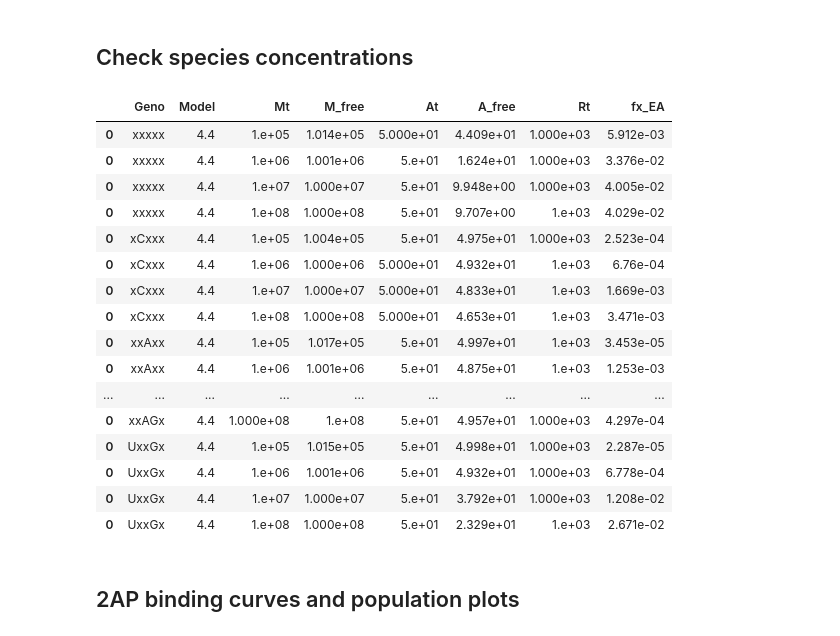
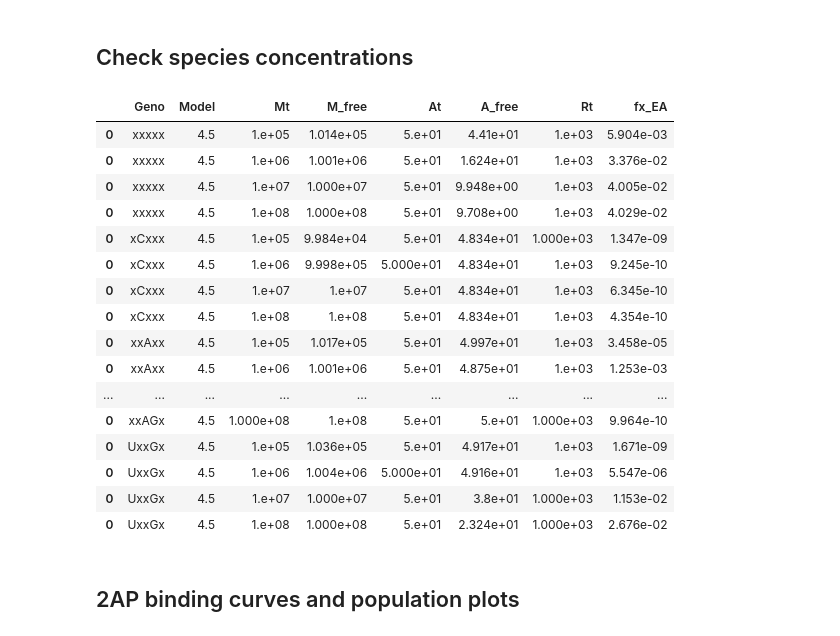
Before and after one commit to harmslab/riboswitch-epistasis, a Jupyter notebook: analysis/riboswitch-epistasis-logk.ipynb, the cells around one changed output. Cells and saved outputs as stored; diff of their text form; code cells hidden in the pictures.

```diff
--- a/analysis/riboswitch-epistasis-logk.ipynb
+++ b/analysis/riboswitch-epistasis-logk.ipynb
@@ -249,14 +229,10 @@ calc_aic()
 # %% [markdown]
 ## Check species concentrations
 # %%
-def conc_check(model="4.5",genos=GENOS):
+def conc_check(genos=GENOS,model="4.5"):
     '''
-    Generates DataFrame with species concentrations from ensemble model equilibrium constants
-    to check whether fits reproduce total Mg2+, 2AP, and RNA concentrations
-
-    Returns conc_check_df
-
-    estimate_list: list with genotypes and corresponding fitted parameters (generated by load_estimates)
+    Generates DataFrame with species concentrations based on a model's ML fit estimates
+    to check whether fits reproduce total Mg2+, 2AP, and RNA concentrations.
     '''
 
     conc_check_df = pd.DataFrame(columns=['Geno','Model','Mt','M_free','At','A_free','Rt','fx_EA'])
@@ -307,25 +283,25 @@ def conc_check(model="4.5",genos=GENOS):
     conc_check_df = pd.concat(conc_check_list)
     return conc_check_df
 # %%
-conc_check(model='4.4')
+conc_check(model='4.5')
 # %% [output]
 |  | Geno | Model | Mt | M_free | At | A_free | Rt | fx_EA |
-| 0 | xxxxx | 4.4 | 1.e+05 | 1.014e+05 | 5.000e+01 | 4.409e+01 | 1.000e+03 | 5.912e-03 |
-| 0 | xxxxx | 4.4 | 1.e+06 | 1.001e+06 | 5.e+01 | 1.624e+01 | 1.000e+03 | 3.376e-02 |
-| 0 | xxxxx | 4.4 | 1.e+07 | 1.000e+07 | 5.e+01 | 9.948e+00 | 1.000e+03 | 4.005e-02 |
-| 0 | xxxxx | 4.4 | 1.e+08 | 1.000e+08 | 5.e+01 | 9.707e+00 | 1.e+03 | 4.029e-02 |
-| 0 | xCxxx | 4.4 | 1.e+05 | 1.004e+05 | 5.e+01 | 4.975e+01 | 1.000e+03 | 2.523e-04 |
-| 0 | xCxxx | 4.4 | 1.e+06 | 1.000e+06 | 5.000e+01 | 4.932e+01 | 1.e+03 | 6.76e-04 |
-| 0 | xCxxx | 4.4 | 1.e+07 | 1.000e+07 | 5.000e+01 | 4.833e+01 | 1.e+03 | 1.669e-03 |
-| 0 | xCxxx | 4.4 | 1.e+08 | 1.000e+08 | 5.000e+01 | 4.653e+01 | 1.e+03 | 3.471e-03 |
-| 0 | xxAxx | 4.4 | 1.e+05 | 1.017e+05 | 5.e+01 | 4.997e+01 | 1.e+03 | 3.453e-05 |
-| 0 | xxAxx | 4.4 | 1.e+06 | 1.001e+06 | 5.e+01 | 4.875e+01 | 1.e+03 | 1.253e-03 |
+| 0 | xxxxx | 4.5 | 1.e+05 | 1.014e+05 | 5.e+01 | 4.41e+01 | 1.e+03 | 5.904e-03 |
+| 0 | xxxxx | 4.5 | 1.e+06 | 1.001e+06 | 5.e+01 | 1.624e+01 | 1.e+03 | 3.376e-02 |
+| 0 | xxxxx | 4.5 | 1.e+07 | 1.000e+07 | 5.e+01 | 9.948e+00 | 1.e+03 | 4.005e-02 |
+| 0 | xxxxx | 4.5 | 1.e+08 | 1.000e+08 | 5.e+01 | 9.708e+00 | 1.e+03 | 4.029e-02 |
+| 0 | xCxxx | 4.5 | 1.e+05 | 9.984e+04 | 5.e+01 | 4.834e+01 | 1.000e+03 | 1.347e-09 |
+| 0 | xCxxx | 4.5 | 1.e+06 | 9.998e+05 | 5.000e+01 | 4.834e+01 | 1.e+03 | 9.245e-10 |
+| 0 | xCxxx | 4.5 | 1.e+07 | 1.e+07 | 5.e+01 | 4.834e+01 | 1.e+03 | 6.345e-10 |
+| 0 | xCxxx | 4.5 | 1.e+08 | 1.e+08 | 5.e+01 | 4.834e+01 | 1.e+03 | 4.354e-10 |
+| 0 | xxAxx | 4.5 | 1.e+05 | 1.017e+05 | 5.e+01 | 4.997e+01 | 1.e+03 | 3.458e-05 |
+| 0 | xxAxx | 4.5 | 1.e+06 | 1.001e+06 | 5.e+01 | 4.875e+01 | 1.e+03 | 1.253e-03 |
 | ... | ... | ... | ... | ... | ... | ... | ... | ... |
-| 0 | xxAGx | 4.4 | 1.000e+08 | 1.e+08 | 5.e+01 | 4.957e+01 | 1.000e+03 | 4.297e-04 |
-| 0 | UxxGx | 4.4 | 1.e+05 | 1.015e+05 | 5.e+01 | 4.998e+01 | 1.000e+03 | 2.287e-05 |
-| 0 | UxxGx | 4.4 | 1.e+06 | 1.001e+06 | 5.e+01 | 4.932e+01 | 1.000e+03 | 6.778e-04 |
-| 0 | UxxGx | 4.4 | 1.e+07 | 1.000e+07 | 5.e+01 | 3.792e+01 | 1.000e+03 | 1.208e-02 |
-| 0 | UxxGx | 4.4 | 1.e+08 | 1.000e+08 | 5.e+01 | 2.329e+01 | 1.e+03 | 2.671e-02 |
+| 0 | xxAGx | 4.5 | 1.000e+08 | 1.e+08 | 5.e+01 | 5.e+01 | 1.000e+03 | 9.964e-10 |
+| 0 | UxxGx | 4.5 | 1.e+05 | 1.036e+05 | 5.e+01 | 4.917e+01 | 1.e+03 | 1.671e-09 |
+| 0 | UxxGx | 4.5 | 1.e+06 | 1.004e+06 | 5.000e+01 | 4.916e+01 | 1.e+03 | 5.547e-06 |
+| 0 | UxxGx | 4.5 | 1.e+07 | 1.000e+07 | 5.e+01 | 3.8e+01 | 1.000e+03 | 1.153e-02 |
+| 0 | UxxGx | 4.5 | 1.e+08 | 1.000e+08 | 5.e+01 | 2.324e+01 | 1.000e+03 | 2.676e-02 |
 # %% [markdown]
 ## 2AP binding curves and population plots
 # %%
```
Also changed, not shown: parts of 18 cells of this notebook.
